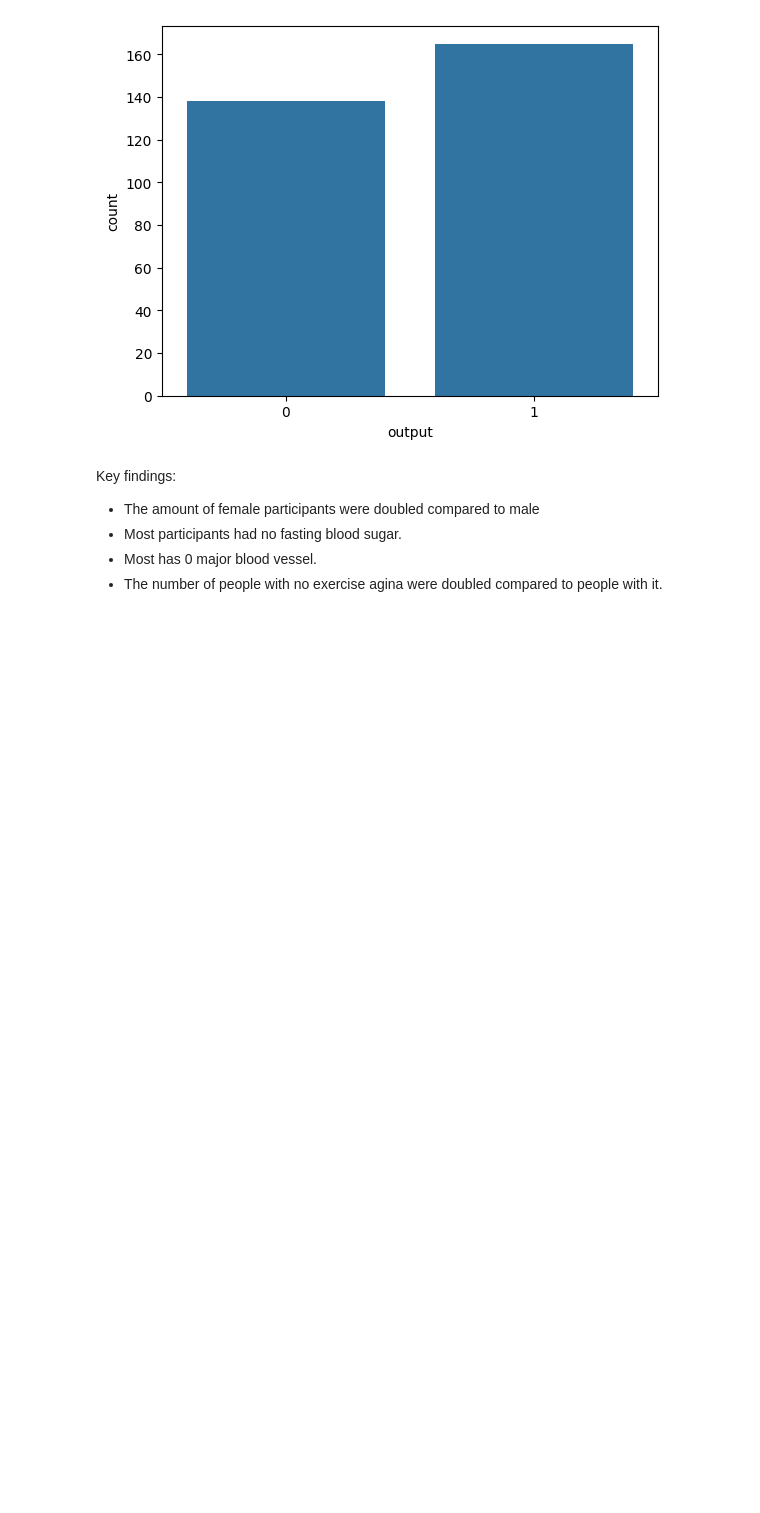
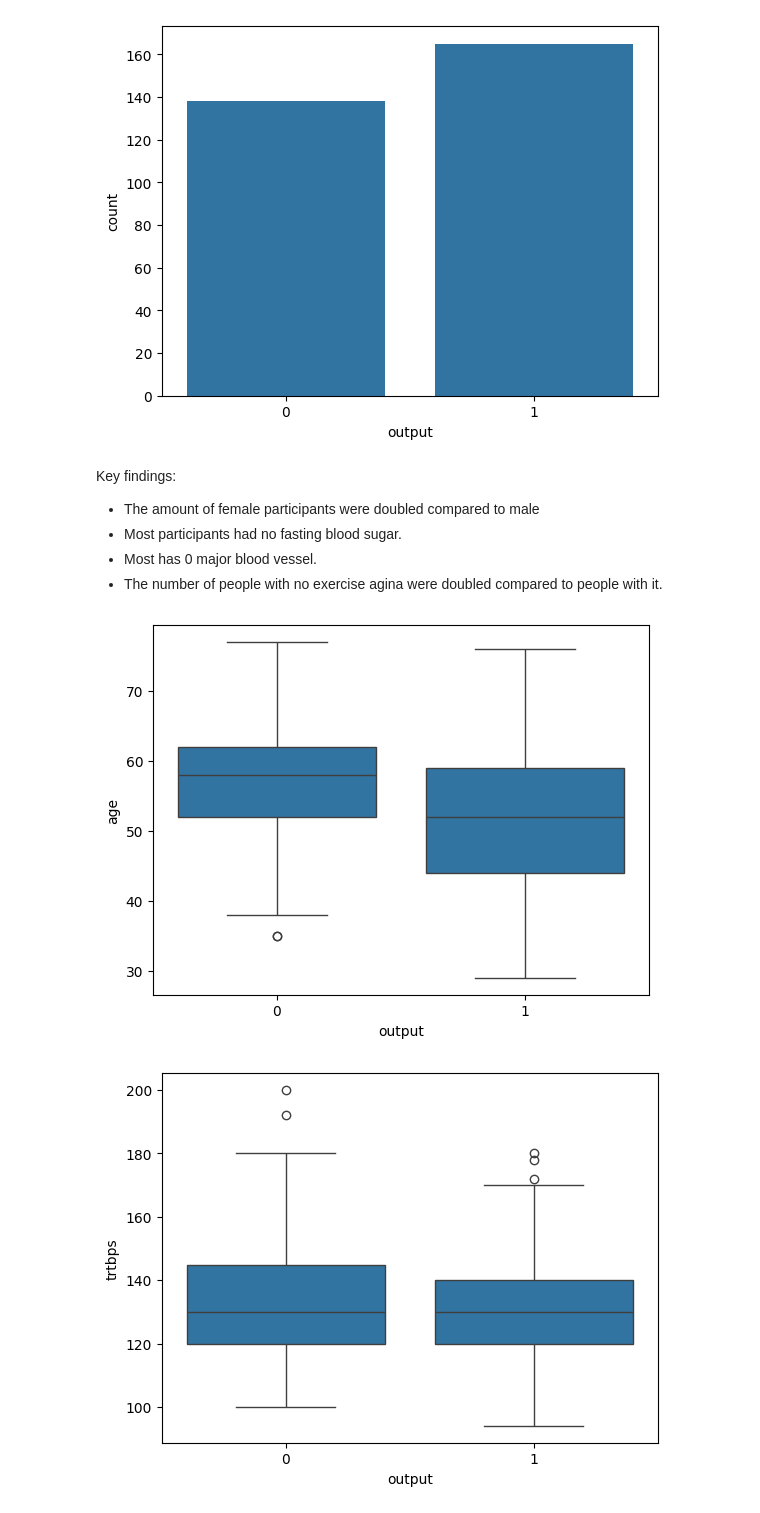
Before and after one commit to gordonnguyen/data-science-1, a Jupyter notebook: hw2/hw2_nguyen_anhnhunhan_2215275.ipynb, the cells around one changed output. Drawn from its saved outputs; the diff is of its cells as text; code cells hidden in the pictures; blank space fills up the shorter version.

```diff
--- a/hw2/hw2_nguyen_anhnhunhan_2215275.ipynb
+++ b/hw2/hw2_nguyen_anhnhunhan_2215275.ipynb
@@ -98,3 +107,11 @@ Key findings:
 - Most participants had no fasting blood sugar.
 - Most has 0 major blood vessel.
 - The number of people with no exercise agina were doubled compared to people with it.
+# %%
+con_cols = ['age', 'trtbps', 'chol', 'thalachh', 'oldpeak']
+for col in con_cols:
+    sns.boxplot(y=df[col], x=df['output'])
+    plt.show()
+# %% [output]
+[figure, added]
+[figure, added]
```
Also changed, not shown: parts of 8 cells of this notebook.
